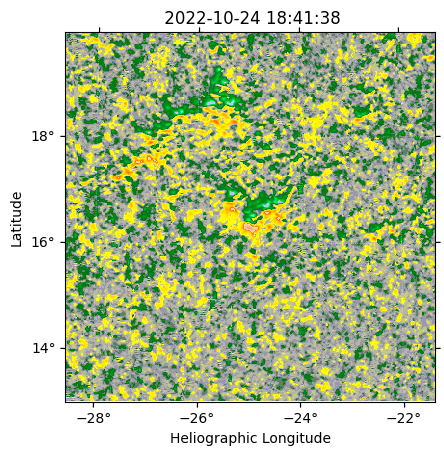
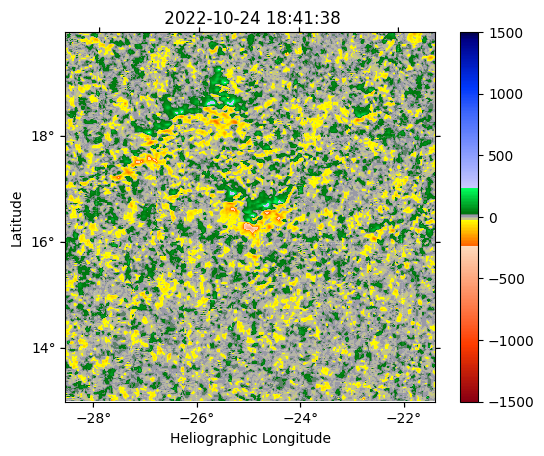
Unified diff of the notebook cell whose output changed from the first chart to the second:
--- before
+++ after
@@ -1,2 +1,3 @@
-sotsp_bt_map_hgs_0.plot(norm=ImageNormalize(vmin=-1500,vmax=1500),
+im = sotsp_bt_map_hgs_0.plot(norm=ImageNormalize(vmin=-1500,vmax=1500),
                        cmap="hmimag", interpolation="none")  
+plt.colorbar(im)

Commit: update